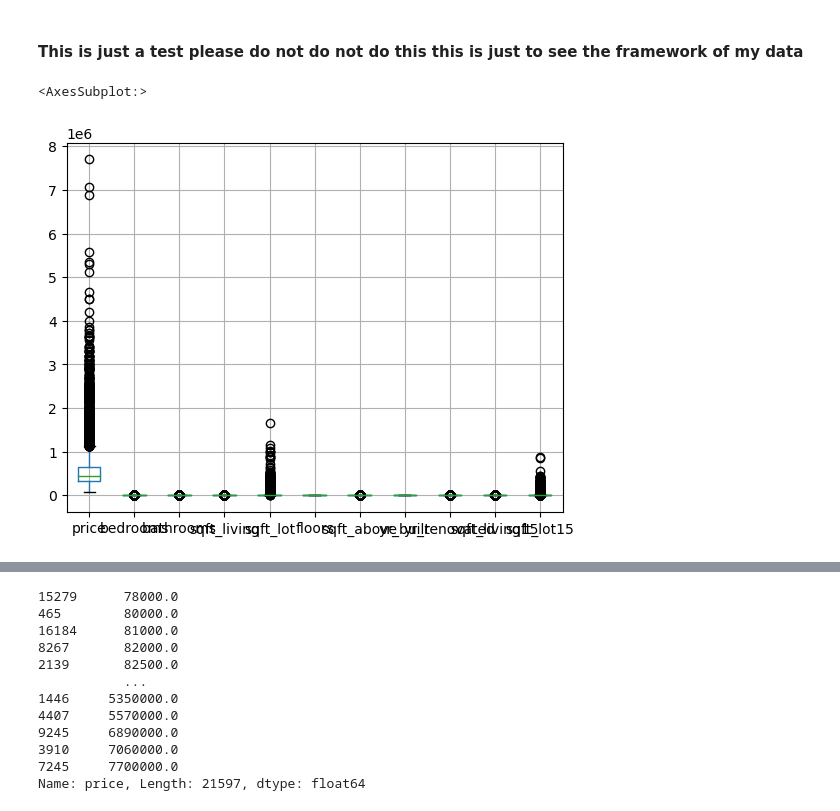
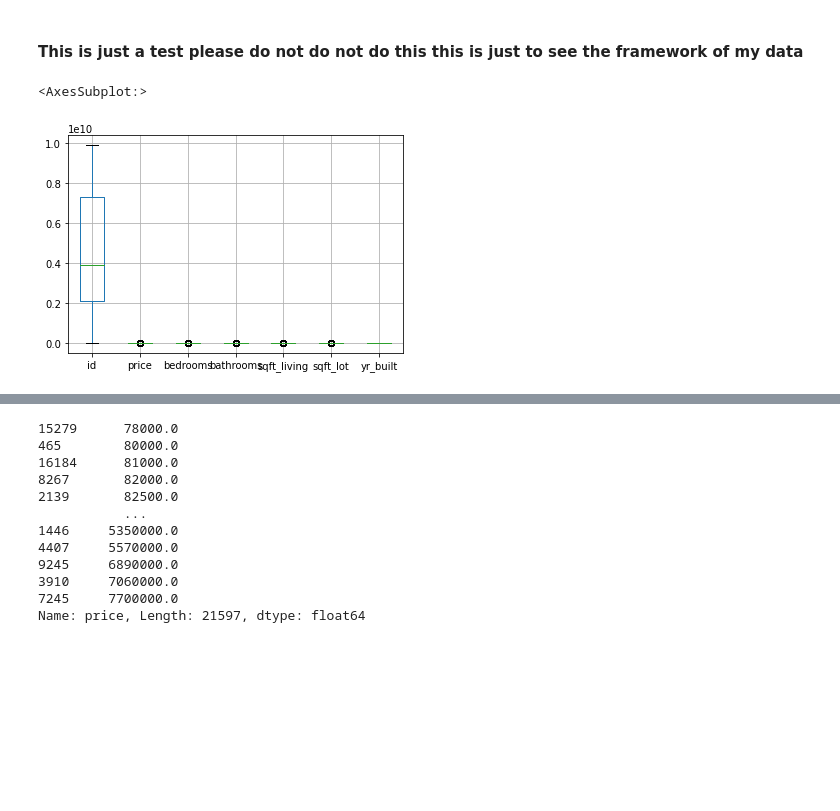
Before and after one commit to Lawez/phase-2-project-group, a Jupyter notebook: student.ipynb, the cells around one changed output, grey strips where cells are left out. Cells and saved outputs as stored; diff of their text form; code cells hidden in the pictures; blank space fills up the shorter version.

Commit message:
Visualization commit

```diff
--- a/student.ipynb
+++ b/student.ipynb
@@ -68,7 +68,7 @@ warnings.filterwarnings('ignore')
 # Load Datasets
 # %%
 #load the data
-data_df = pd.read_csv("kc_house_data.csv")
+data_df = pd.read_csv("data/kc_house_data.csv")
 data_df.head()
 # %% [output]
 |  | id | date | price | bedrooms | bathrooms | sqft_living | sqft_lot | floors | waterfront | view | ... |
@@ -175,0 +320,3 @@ missing_data
+# %%
+#dropping sqft_above,sqft_basement,floors,zipcode,lat,long,sqft_living15,sqft_lot15,yr_renovated inorder to determine the data we are working with.
+data_df.drop(['sqft_above','sqft_basement','floors','zipcode','lat','long','sqft_living15','sqft_lot15','yr_renovated', 'date'], axis=1, inplace =True)
@@ -243,11 +412,11 @@ dtype: object
 #### This is just a test please do not do not do this this is just to see the framework of my data
 # %%
 #get the outliers in a boxplot
-scores_columns = ['price', 'bedrooms', 'bathrooms', 'sqft_living','sqft_lot', 'floors' ,'sqft_above', 'yr_built', 'yr_renovated', 'sqft_living15', 'sqft_lot15']
+scores_columns = ['id','price', 'bedrooms', 'bathrooms', 'sqft_living','sqft_lot',  'yr_built']
 data_df.boxplot(column=scores_columns)
 # %% [output]
 <AxesSubplot:>
-[figure, old version]
+[figure, new version]
 # %%
 #### Price seems to be the most affected view on its own
 data_df.boxplot(column='price')
```
Also changed, not shown: parts of 43 cells of this notebook.
